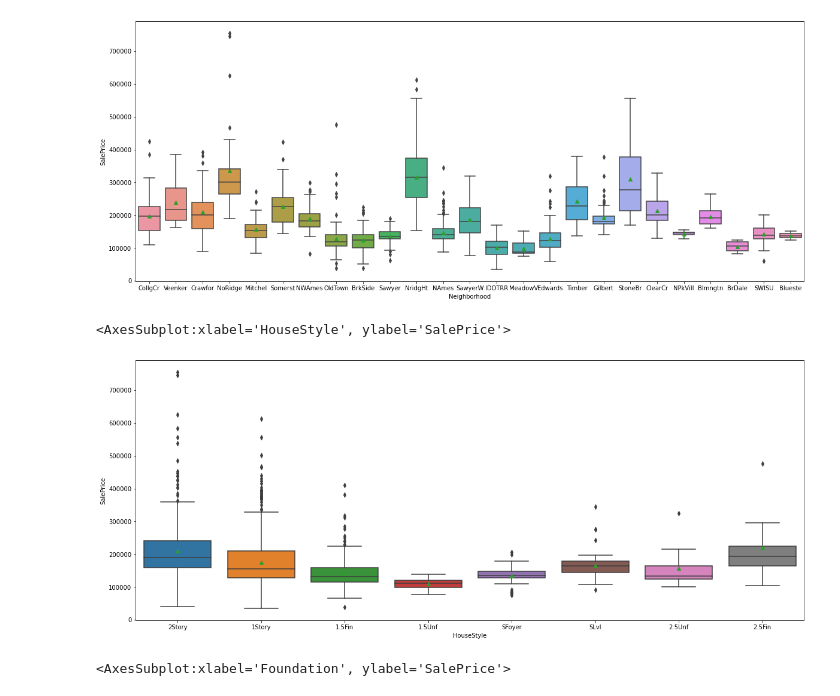
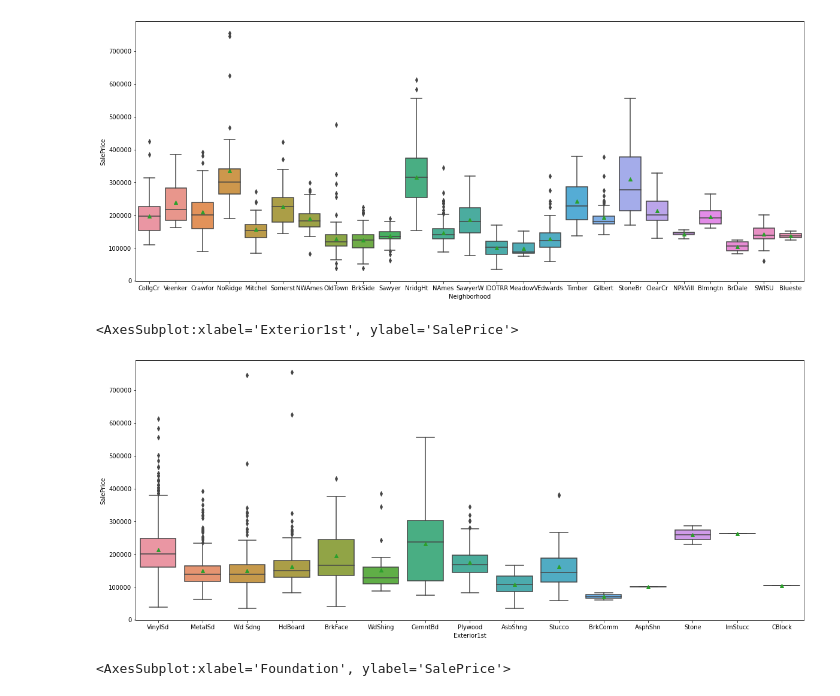
Before and after one commit to Joshuaabeter/House_price_prediction, a Jupyter notebook: HousePrice_Prediction.ipynb, the cells around one changed output. Cells and saved outputs as stored; diff of their text form; code cells hidden in the pictures.

```diff
--- a/HousePrice_Prediction.ipynb
+++ b/HousePrice_Prediction.ipynb
@@ -77,10 +77,10 @@ sns.boxplot(house_data, y='SalePrice', x='Neighborhood', showmeans=True)
 [figure]
 # %%
 plt.figure(figsize=(20,8))
-sns.boxplot(house_data, y='SalePrice', x='HouseStyle', showmeans=True)
+sns.boxplot(house_data, y='SalePrice', x='Exterior1st', showmeans=True)
 # %% [output]
-<AxesSubplot:xlabel='HouseStyle', ylabel='SalePrice'>
+<AxesSubplot:xlabel='Exterior1st', ylabel='SalePrice'>
-[figure, old version]
+[figure, new version]
 # %%
 plt.figure(figsize=(20,8))
 sns.boxplot(house_data, y='SalePrice', x='Foundation', showmeans=True)
```
Also changed, not shown: parts of 36 cells of this notebook.
